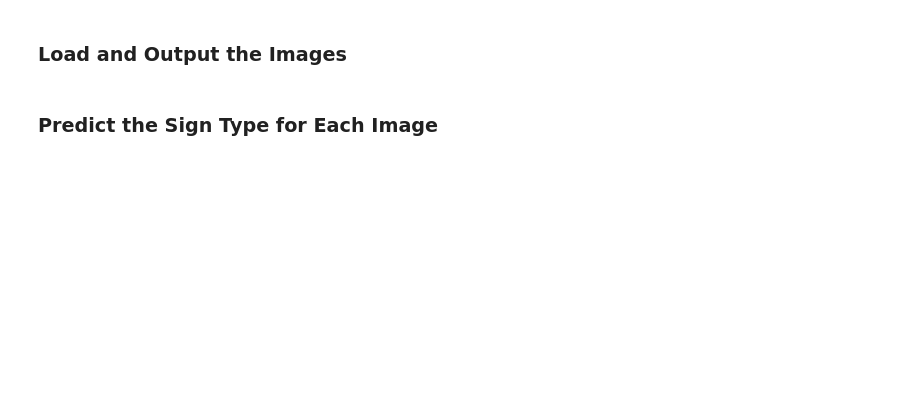
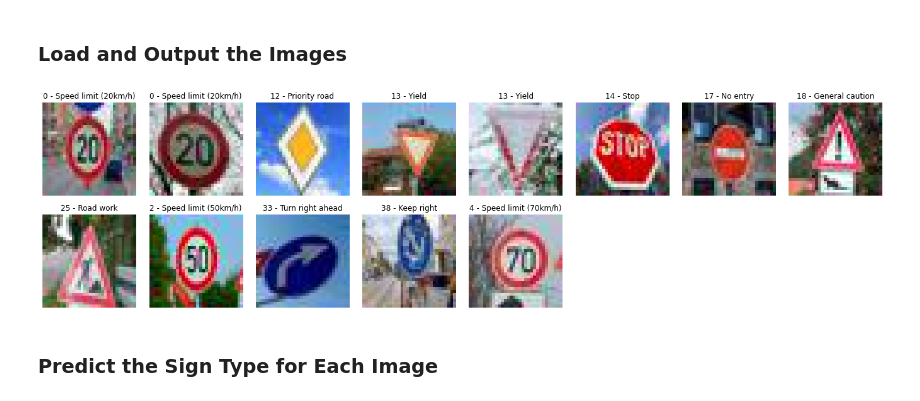
Before and after one commit to chrMenzel/CarND-Traffic-Sign-Classifier-Project-master, a Jupyter notebook: CarND-Traffic-Sign-Classifier-Project-master/Traffic_Sign_Classifier.ipynb, the cells around one changed output. Cells and saved outputs as stored; diff of their text form; code cells hidden in the pictures; blank space fills up the shorter version.

```diff
--- a/CarND-Traffic-Sign-Classifier-Project-master/Traffic_Sign_Classifier.ipynb
+++ b/CarND-Traffic-Sign-Classifier-Project-master/Traffic_Sign_Classifier.ipynb
@@ -625,35 +679,36 @@ img.save("./examples/TrafficSignsFromTheInternet/32_.jpg")
 # %%
 ### Load the images and plot them here.
 ### Feel free to use as many code cells as needed.
 
 import matplotlib.image as mpimg
 import cv2
 import glob
 
 image_path = glob.glob('./examples/TrafficSignsFromTheInternet/*.png')
-image_path_JPG = glob.glob('./examples/TrafficSignsFromTheInternet/*.jpg')
 
-for img in range(len(image_path_JPG)):
-    image_path.append(image_path_JPG[img])
+for img in glob.glob('./examples/TrafficSignsFromTheInternet/*.jpg'):
+    image_path.append(img)
 
 shown_images = []
 titles = []
 
 for i, image in enumerate(image_path):
 
     img = cv2.imread(image)
     img = cv2.cvtColor(img, cv2.COLOR_BGR2RGB)
 
     title = image.replace('./examples/TrafficSignsFromTheInternet\\', '')
     title = title[:2]
     title = title.replace('_', '')
     title = title
 
     shown_images.append(img)
     titles.append(title)
 
 
 titles_original = show_many_images(shown_images, titles)
+# %% [output]
+[figure, added]
 # %% [markdown]
 ### Predict the Sign Type for Each Image
 # %%
```
Also changed, not shown: parts of 18 cells of this notebook, 14 other files.
